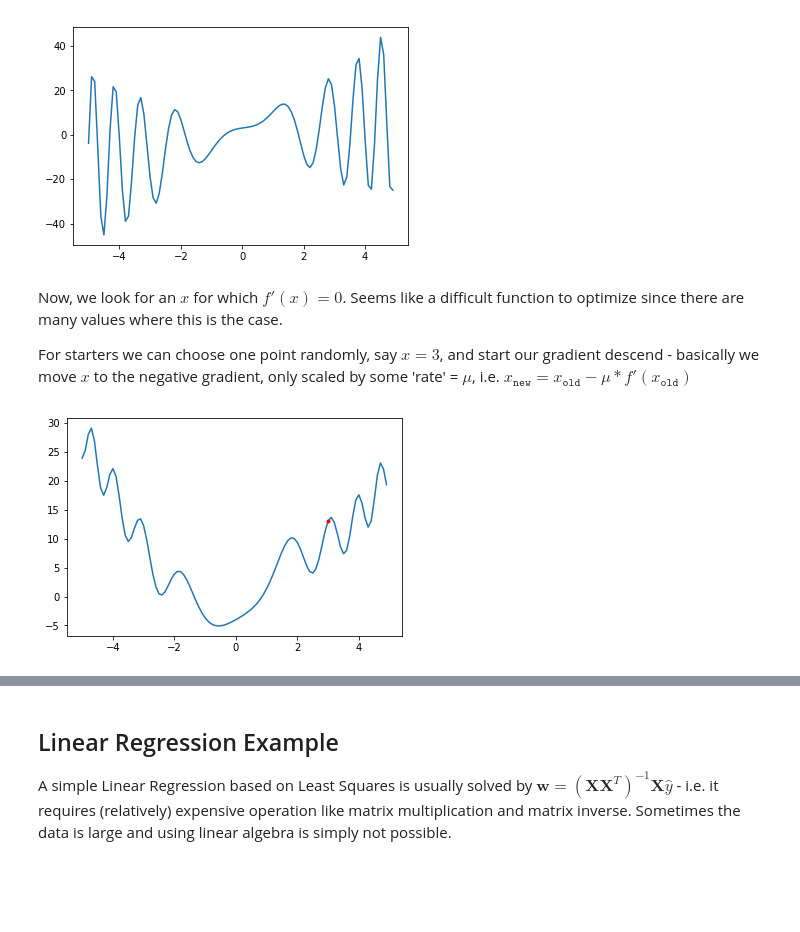
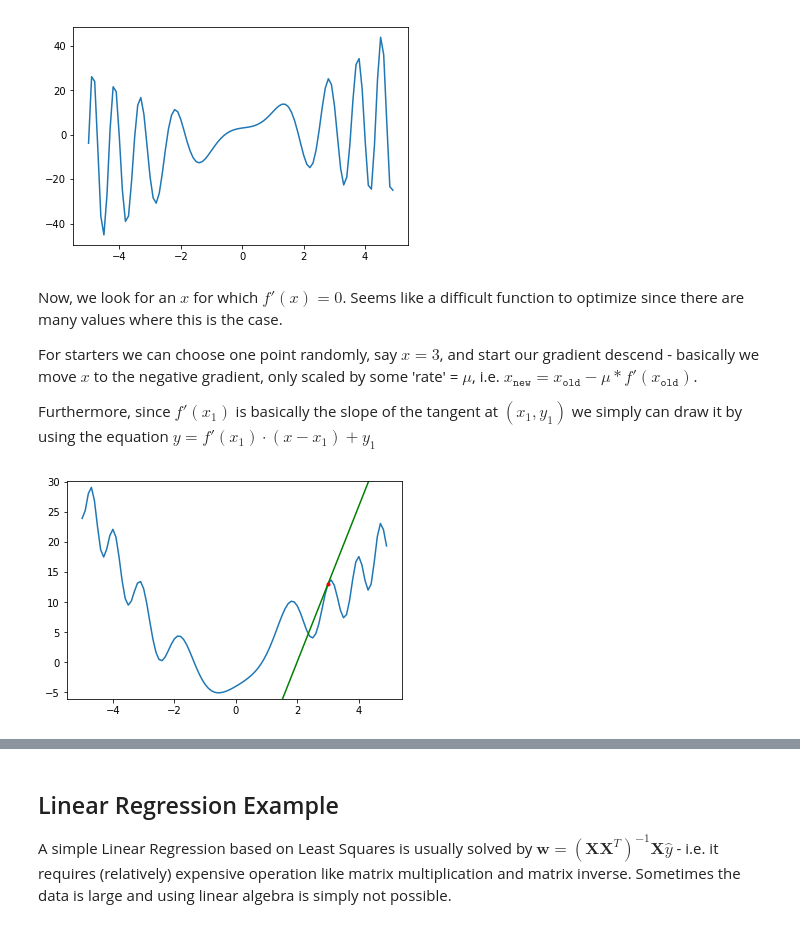
Before and after one commit to burkovae/notebook-collection, a Jupyter notebook: Gradients.ipynb, the cells around one changed output, grey strips where cells are left out. Saved outputs shown, nothing was run; the diff lists cells and outputs as text; code cells hidden in the pictures; blank space fills up the shorter version.

Commit message:
burkovae: + added plots + added optimization

```diff
--- a/Gradients.ipynb
+++ b/Gradients.ipynb
@@ -40,14 +43,30 @@ plt.show()
 # %% [markdown]
 Now, we look for an $x$ for which $f'(x) = 0$. Seems like a difficult function to optimize since there are many values where this is the case.
 
-For starters we can choose one point randomly, say $x = 3$, and start our gradient descend - basically we move $x$ to the negative gradient, only scaled by some 'rate' = $\mu$, i.e. $x_{\mathtt{new}} = x_{\mathtt{old}} - \mu * f'(x_{\mathtt{old}})$
+For starters we can choose one point randomly, say $x = 3$, and start our gradient descend - basically we move $x$ to the negative gradient, only scaled by some 'rate' = $\mu$, i.e. $x_{\mathtt{new}} = x_{\mathtt{old}} - \mu * f'(x_{\mathtt{old}})$.
+
+Furthermore, since $f'(x_1)$ is basically the slope of the tangent at $(x_1,y_1)$ we simply can draw it by using the equation $y = f'(x_1)\cdot(x - x_1) + y_1$
+# %%
+@np.vectorize
+def tangent(x, x_p, any_function):
+    y_p = any_function(x_p)
+    m = numerical_derivative(x_p, any_function)
+    y = m*(x - x_p) + y_p
+    return y
+
+#tangent([min(x), max(x)], xn, any_function)
 # %%
 xn = 3
 mu = 0.2
 
+x_range = [min(x), max(x)]
+y_range = tangent(x_range, xn, any_function)
+
 plt.plot(x,y)
+plt.plot(x_range, y_range, '-g')
 plt.plot(xn, any_function(xn), '.r')
+plt.ylim(min(y)-1, max(y)+1)
 plt.show()
 # %% [output]
-[figure, old version]
+[figure, new version]
 # %%
```
Also changed, not shown: parts of 7 cells of this notebook.
